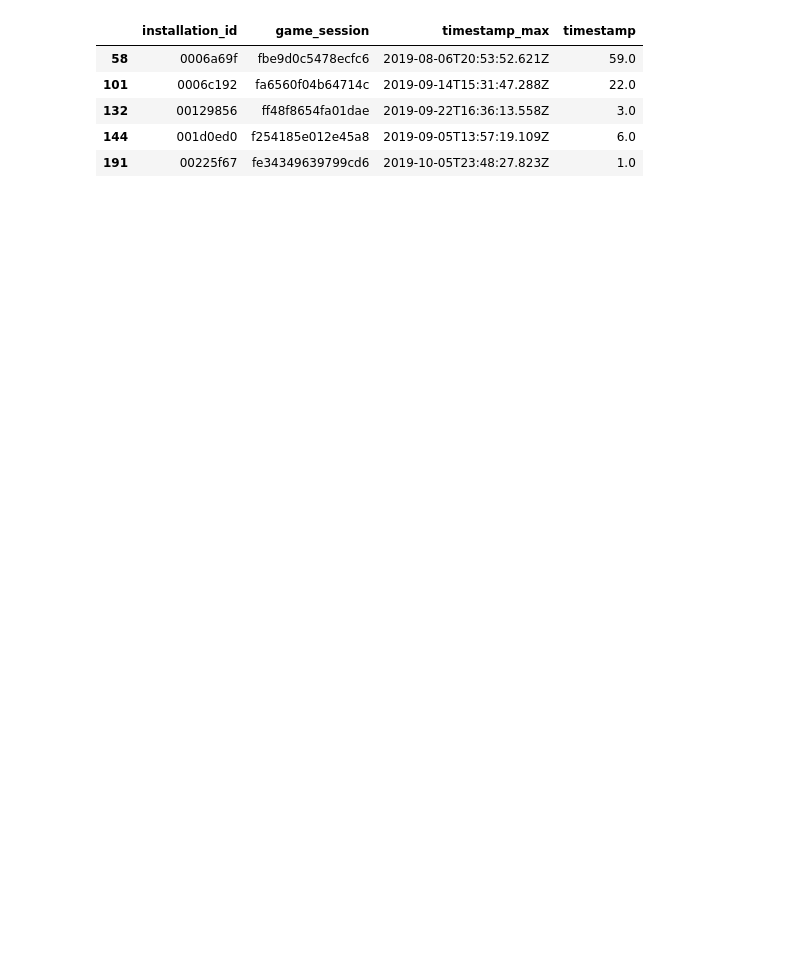
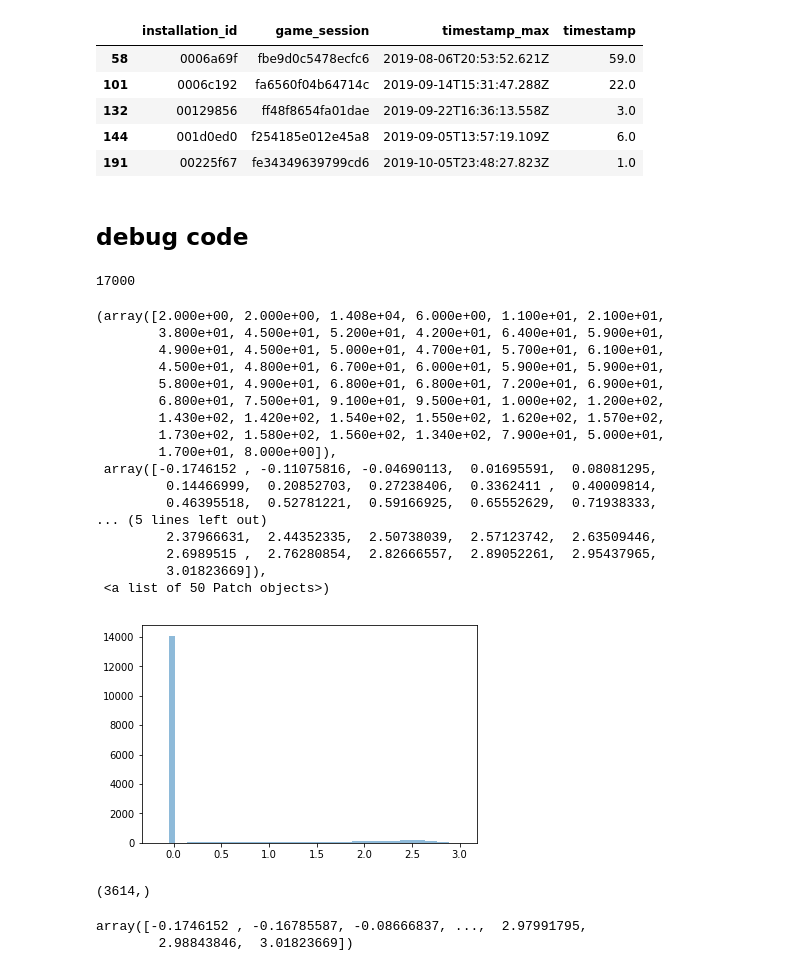
Before and after one commit to guchio3/kaggle-dsb-2019, a Jupyter notebook: notebooks/e026_target_length_analysis.ipynb, the cells around one changed output. Saved outputs shown, nothing was run; the diff lists cells and outputs as text; code cells hidden in the pictures; blank space fills up the shorter version.

```diff
--- a/notebooks/e026_target_length_analysis.ipynb
+++ b/notebooks/e026_target_length_analysis.ipynb
@@ -190,3 +369,46 @@ trn_cnt_df_2.head()
 | 132 | 00129856 | ff48f8654fa01dae | 2019-09-22T16:36:13.558Z | 3.0 |
 | 144 | 001d0ed0 | f254185e012e45a8 | 2019-09-05T13:57:19.109Z | 6.0 |
 | 191 | 00225f67 | fe34349639799cd6 | 2019-10-05T23:48:27.823Z | 1.0 |
+# %% [markdown]
+## debug code
+# %%
+import pickle
+
+with open('../mnt/oofs/e026/e026_oof.pkl', 'rb') as fin:
+    oof = pickle.load(fin)
+with open('../mnt/oofs/e026/e026_label.pkl', 'rb') as fin:
+    labels = pickle.load(fin)
+# %%
+trn_df.installation_id.nunique()
+# %% [output]
+17000
+# %%
+plt.hist(oof, bins=50, alpha=0.5)
+# %% [output]
+(array([2.000e+00, 2.000e+00, 1.408e+04, 6.000e+00, 1.100e+01, 2.100e+01,
+        3.800e+01, 4.500e+01, 5.200e+01, 4.200e+01, 6.400e+01, 5.900e+01,
+        4.900e+01, 4.500e+01, 5.000e+01, 4.700e+01, 5.700e+01, 6.100e+01,
+        4.500e+01, 4.800e+01, 6.700e+01, 6.000e+01, 5.900e+01, 5.900e+01,
+        5.800e+01, 4.900e+01, 6.800e+01, 6.800e+01, 7.200e+01, 6.900e+01,
+        6.800e+01, 7.500e+01, 9.100e+01, 9.500e+01, 1.000e+02, 1.200e+02,
+        1.430e+02, 1.420e+02, 1.540e+02, 1.550e+02, 1.620e+02, 1.570e+02,
+        1.730e+02, 1.580e+02, 1.560e+02, 1.340e+02, 7.900e+01, 5.000e+01,
+        1.700e+01, 8.000e+00]),
+ array([-0.1746152 , -0.11075816, -0.04690113,  0.01695591,  0.08081295,
+         0.14466999,  0.20852703,  0.27238406,  0.3362411 ,  0.40009814,
+         0.46395518,  0.52781221,  0.59166925,  0.65552629,  0.71938333,
+... (5 lines left out)
+         2.37966631,  2.44352335,  2.50738039,  2.57123742,  2.63509446,
+         2.6989515 ,  2.76280854,  2.82666557,  2.89052261,  2.95437965,
+         3.01823669]),
+ <a list of 50 Patch objects>)
+[figure, added]
+# %%
+oof[oof != 0].shape
+# %% [output]
+(3614,)
+# %%
+np.sort(oof[oof != 0])
+# %% [output]
+array([-0.1746152 , -0.16785587, -0.08666837, ...,  2.97991795,
+        2.98843846,  3.01823669])
```
Also changed, not shown: parts of 72 cells of this notebook, 6 other files.
